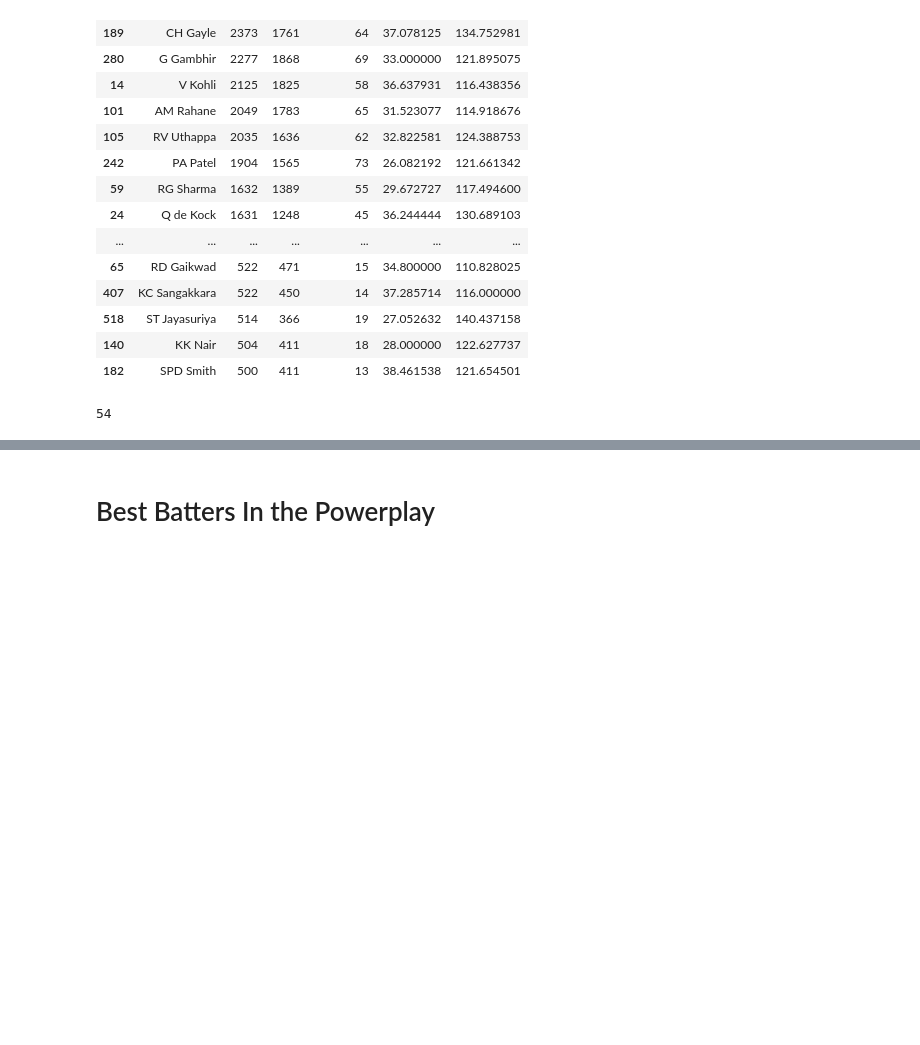
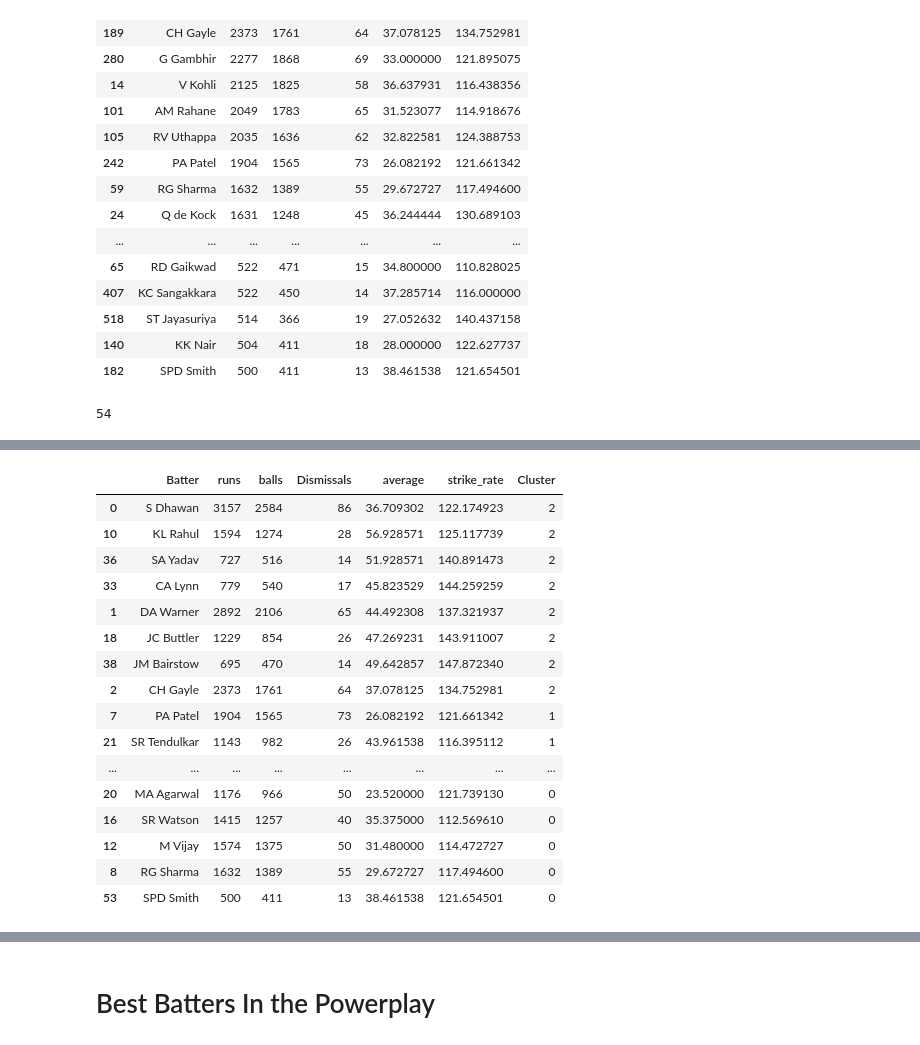
Before and after one commit to anubrotoGhose/IPL-Top-Players, a Jupyter notebook: IPL Batting Performance.ipynb, the cells around one changed output, grey strips where cells are left out. Cells and saved outputs as stored; diff of their text form; code cells hidden in the pictures; blank space fills up the shorter version.

```diff
--- a/IPL Batting Performance.ipynb
+++ b/IPL Batting Performance.ipynb
@@ -253,3 +315,27 @@ len(filtered_sorted_batting_powerplay_df)
+# %%
+# Assuming 'data' is your DataFrame
+sorted_data = data.sort_values(by='Cluster', ascending=False)
+
+# Display the sorted DataFrame
+sorted_data
+# %% [output]
+|  | Batter | runs | balls | Dismissals | average | strike_rate | Cluster |
+| 0 | S Dhawan | 3157 | 2584 | 86 | 36.709302 | 122.174923 | 2 |
+| 10 | KL Rahul | 1594 | 1274 | 28 | 56.928571 | 125.117739 | 2 |
+| 36 | SA Yadav | 727 | 516 | 14 | 51.928571 | 140.891473 | 2 |
+| 33 | CA Lynn | 779 | 540 | 17 | 45.823529 | 144.259259 | 2 |
+| 1 | DA Warner | 2892 | 2106 | 65 | 44.492308 | 137.321937 | 2 |
+| 18 | JC Buttler | 1229 | 854 | 26 | 47.269231 | 143.911007 | 2 |
+| 38 | JM Bairstow | 695 | 470 | 14 | 49.642857 | 147.872340 | 2 |
+| 2 | CH Gayle | 2373 | 1761 | 64 | 37.078125 | 134.752981 | 2 |
+| 7 | PA Patel | 1904 | 1565 | 73 | 26.082192 | 121.661342 | 1 |
+| 21 | SR Tendulkar | 1143 | 982 | 26 | 43.961538 | 116.395112 | 1 |
+| ... | ... | ... | ... | ... | ... | ... | ... |
+| 20 | MA Agarwal | 1176 | 966 | 50 | 23.520000 | 121.739130 | 0 |
+| 16 | SR Watson | 1415 | 1257 | 40 | 35.375000 | 112.569610 | 0 |
+| 12 | M Vijay | 1574 | 1375 | 50 | 31.480000 | 114.472727 | 0 |
+| 8 | RG Sharma | 1632 | 1389 | 55 | 29.672727 | 117.494600 | 0 |
+| 53 | SPD Smith | 500 | 411 | 13 | 38.461538 | 121.654501 | 0 |
 # %%
 from sklearn.preprocessing import MinMaxScaler
 from sklearn.model_selection import train_test_split
```
Also changed, not shown: parts of 42 cells of this notebook.
